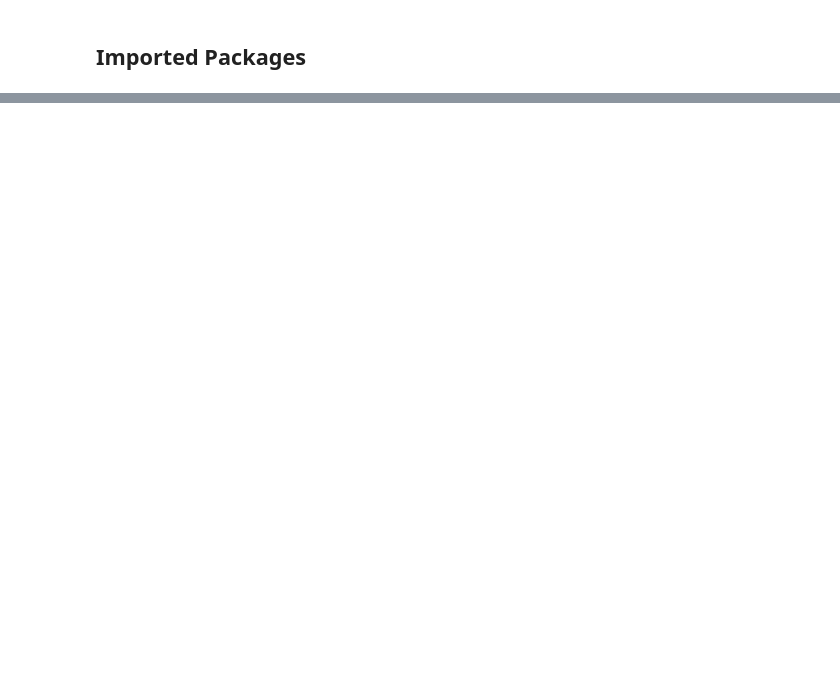
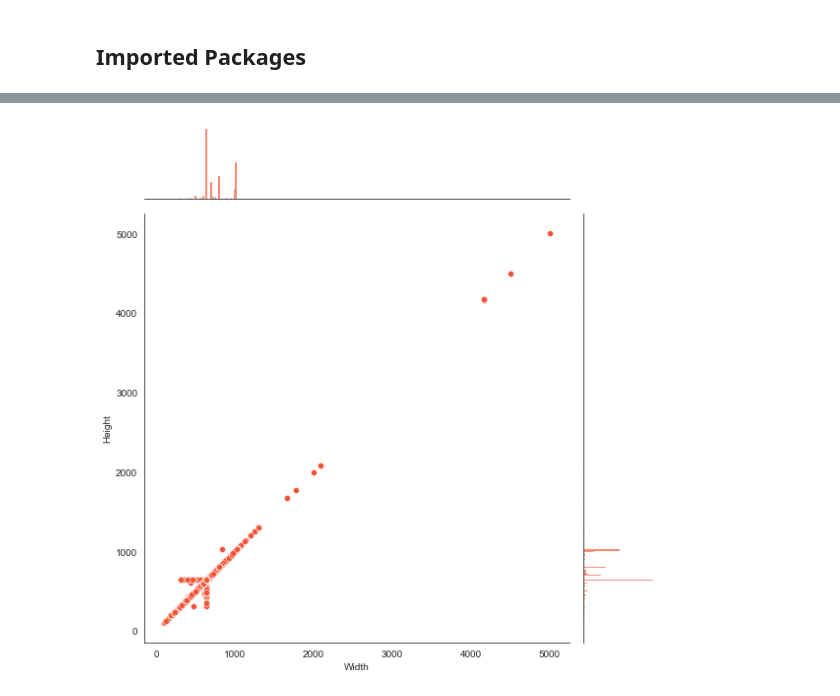
Before and after one commit to migasar/kaggle-wagon552-shopee, a Jupyter notebook: notebooks/mica-data-exploration.ipynb, the cells around one changed output, grey strips where cells are left out. Saved outputs shown, nothing was run; the diff lists cells and outputs as text; code cells hidden in the pictures; blank space fills up the shorter version.

```diff
--- a/notebooks/mica-data-exploration.ipynb
+++ b/notebooks/mica-data-exploration.ipynb
@@ -63,0 +235,3 @@ time: 2.07 s (started: 2021-04-19 00:15:29 +02:00)
+# %%
+# Create a column for the shape
+train_df['img_shape'] = train_df['path'].apply(lambda x: np.shape(io.imread(x)))
@@ -63,0 +250,12 @@ time: 2.07 s (started: 2021-04-19 00:15:29 +02:00)
+# %%
+# Visualize image shapes distribution
+shapes = pd.DataFrame().from_records(train_df['img_shape'])
+shapes.columns = ['Width', 'Height', 'Colors']
+
+sns.set_style("white")
+sns.jointplot(x = shapes.iloc[:, 0].astype('float32'),
+              y = shapes.iloc[:, 1].astype('float32'),
+              height = 8, color = '#f15335')
+plt.show()
+# %% [output]
+[figure, added]
```
Also changed, not shown: parts of 46 cells of this notebook.
